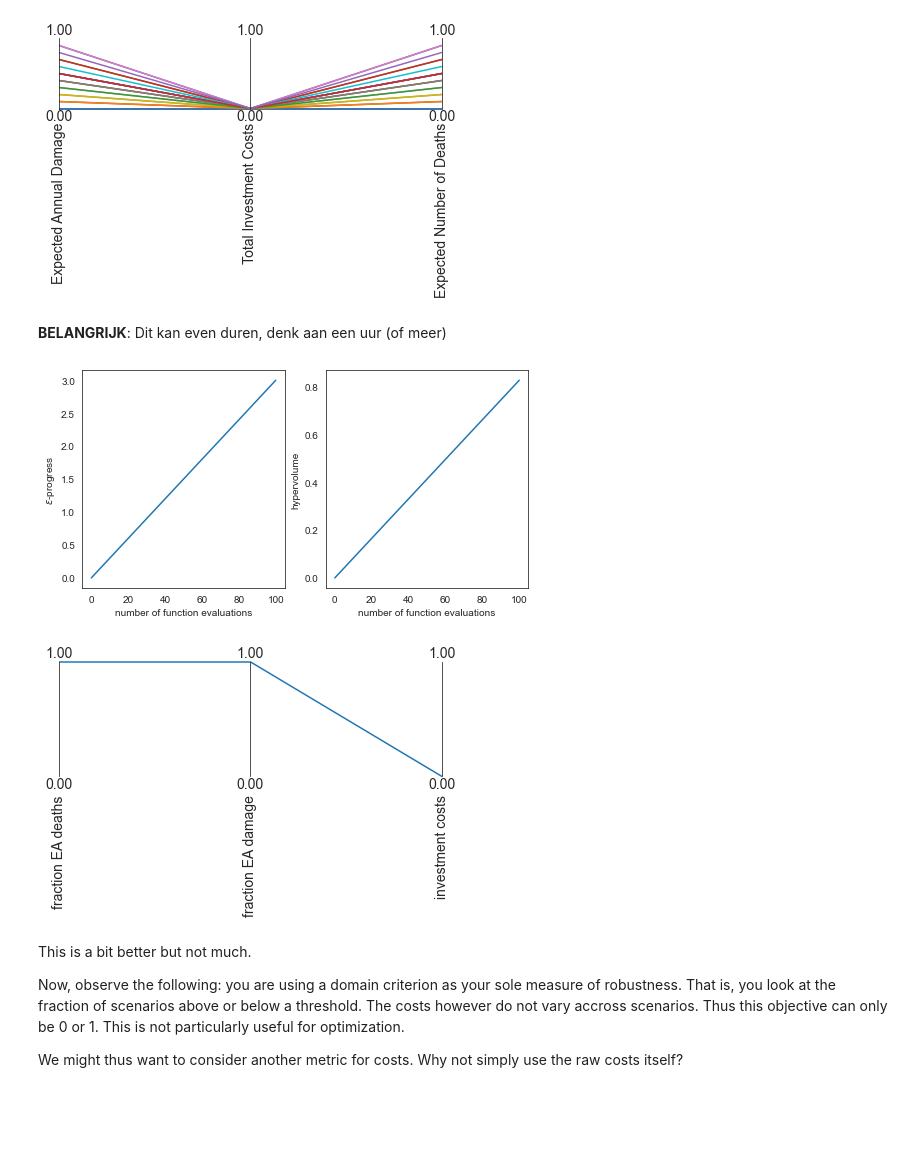
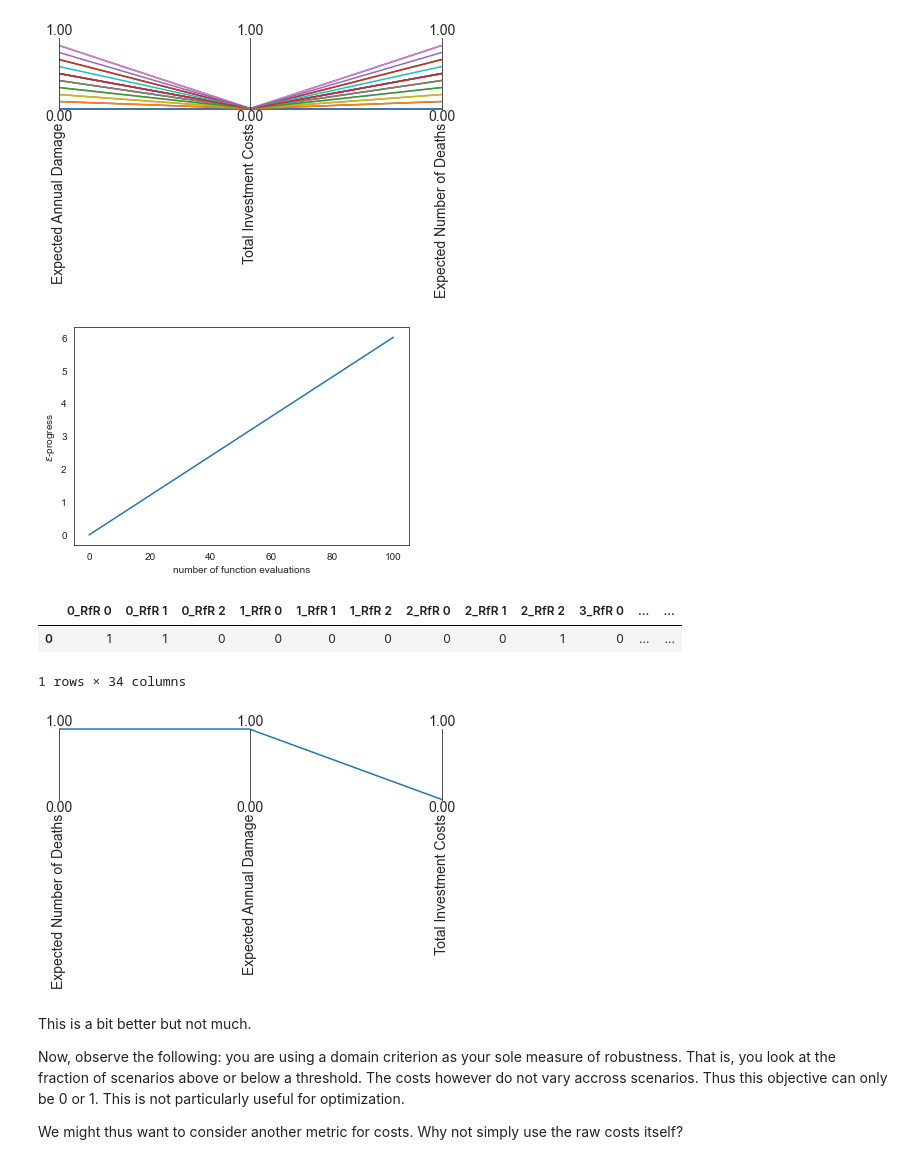
Before and after one commit to hannadenekamp/modelbased, a Jupyter notebook: Optimization Moro.ipynb, the cells around one changed output. Drawn from its saved outputs; the diff is of its cells as text; code cells hidden in the pictures; blank space fills up the shorter version.

```diff
--- a/Optimization Moro.ipynb
+++ b/Optimization Moro.ipynb
@@ -41,7 +38,7 @@ if use_pickle1:
         results1 = pickle.load(filehandler)
 else:
     with MultiprocessingEvaluator(model) as evaluator:
-        results1 = evaluator.perform_experiments(scenarios=50,               #200
+        results1 = evaluator.perform_experiments(scenarios=200,
                                                 policies=4,
                                                 uncertainty_sampling=Samplers.MC)
         # Save results in Pickle file
@@ -202,35 +166,51 @@ epsilons=[0.05,]*len(robustnes_functions)  #final value of epsilon should be muc
-# %% [markdown]
-**BELANGRIJK**: Dit kan even duren, denk aan een uur (of meer)
 # %%
+from ema_workbench.em_framework.optimization import EpsilonProgress
+
+convergence = [EpsilonProgress()]
+
+MAXIMIZE = ScalarOutcome.MAXIMIZE
+MINIMIZE = ScalarOutcome.MINIMIZE
+
+funcs = {'Expected Number of Deaths':Expected_Number_of_Deaths,
+         'Expected Annual Damage': Expected_Annual_Damage,
+         'Total Investment Costs': Total_Investment_Costs}
+
+robustnes_functions = [ScalarOutcome('Expected Number of Deaths', kind=MAXIMIZE,
+                                     function=Expected_Number_of_Deaths),
+                       ScalarOutcome('Expected Annual Damage', kind=MAXIMIZE,
+                                     function=Expected_Annual_Damage),
+                       ScalarOutcome('Total Investment Costs', kind=MAXIMIZE,
+                                     function=Total_Investment_Costs),
+                      ]
+
+epsilons=[0.05,]*len(funcs)  #final value of epsilon should be much lower.Just for experiment purposes is 1
+
 use_pickle3 = True
 if use_pickle3:
     with open('data/moro_results3.pickle', 'rb') as filehandler:
         results3 = pickle.load(filehandler)
 else:
     with MultiprocessingEvaluator(model) as evaluator:
-        results3 = evaluator.robust_optimize(robustnes_functions, scenarios,nfe=nfe,
-                                                         convergence=convergence, epsilons=epsilons)
+        results3 = evaluator.robust_optimize(robustnes_functions, scenarios,nfe=nfe, convergence=convergence, epsilons=epsilons)
         # Save results in Pickle file
         with open("data/moro_results3.pickle","wb") as filehandler:
             pickle.dump(results3, filehandler)
 archive, convergence = results3
-
-#start = time.time()
-#end = time.time()
-
-#print('Processing time:',(end-start)/60,'Minutes')
 # %%
-fig, (ax1, ax2) = plt.subplots(ncols=2, sharex=True, figsize=(8,4))
-ax1.plot(convergence.nfe, convergence.epsilon_progress)
-ax1.set_ylabel('$\epsilon$-progress')
-ax2.plot(convergence.nfe, convergence.hypervolume)
-ax2.set_ylabel('hypervolume')
+fig, ax = plt.subplots()
+ax.plot(convergence.nfe, convergence.epsilon_progress)
+ax.set_ylabel('$\epsilon$-progress')
 
-ax1.set_xlabel('number of function evaluations')
-ax2.set_xlabel('number of function evaluations')
+ax.set_xlabel('number of function evaluations')
 plt.show()
 # %% [output]
-[figure, old version]
+[figure, new version]
+# %%
+archive
+# %% [output]
+|  | 0_RfR 0 | 0_RfR 1 | 0_RfR 2 | 1_RfR 0 | 1_RfR 1 | 1_RfR 2 | 2_RfR 0 | 2_RfR 1 | 2_RfR 2 | 3_RfR 0 | ... | ... |
+| 0 | 1 | 1 | 0 | 0 | 0 | 0 | 0 | 0 | 1 | 0 | ... | ... |
+1 rows × 34 columns
 # %%
 from ema_workbench.analysis import parcoords
 
@@ -243,7 +223,7 @@ paraxes = parcoords.ParallelAxes(limits)
 paraxes.plot(data)
 plt.show()
 # %% [output]
-[figure, old version]
+[figure, new version]
 # %% [markdown]
 This is a bit better but not much.
 
```
Also changed, not shown: parts of 25 cells of this notebook, 6 other files.
